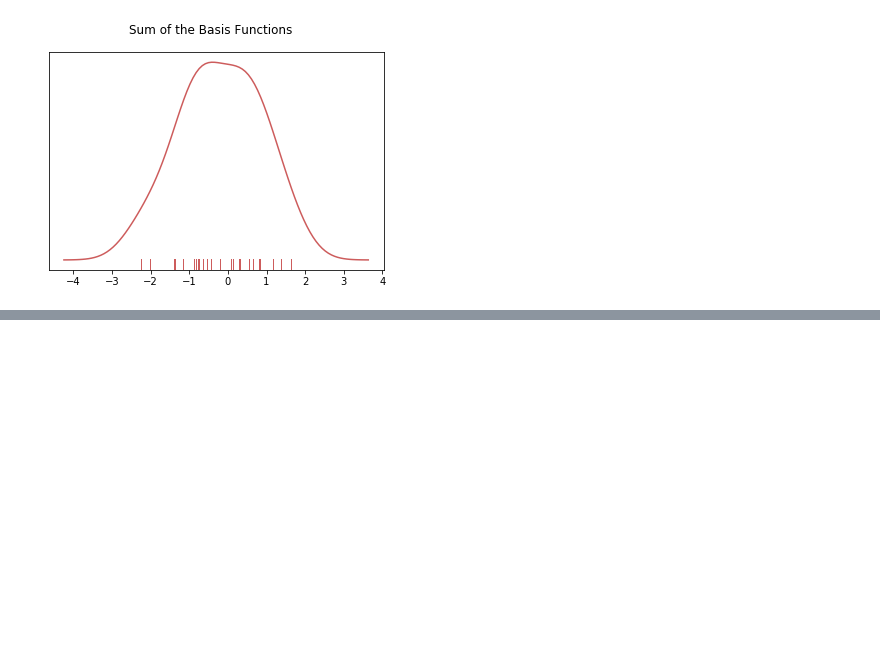
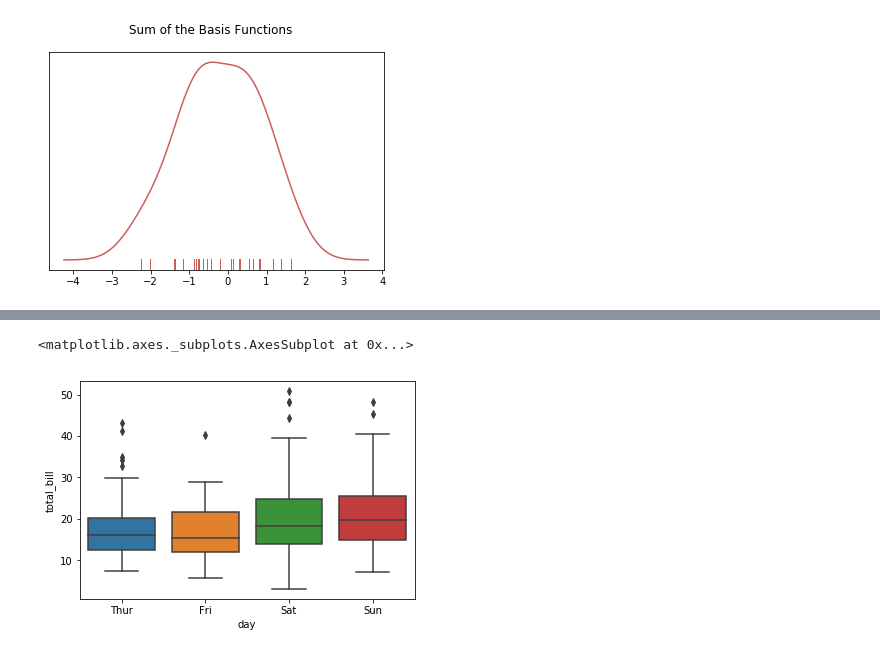
Before and after one commit to Jaimetorres003/Data-Visualization, a Jupyter notebook: Seaborn Statistical Plotting Library.ipynb, the cells around one changed output, grey strips where cells are left out. Saved outputs shown, nothing was run; the diff lists cells and outputs as text; code cells hidden in the pictures; blank space fills up the shorter version.

```diff
--- a/Seaborn Statistical Plotting Library.ipynb
+++ b/Seaborn Statistical Plotting Library.ipynb
@@ -113,0 +136,6 @@ Text(0.5,0.98,'Sum of the Basis Functions')
+# %%
+#show distribution of categorical data - e.g. boxplots and violin plots
+sns.boxplot(x='day',y='total_bill',data=tips)
+# %% [output]
+<matplotlib.axes._subplots.AxesSubplot at 0x...>
+[figure, added]
```
Also changed, not shown: parts of 16 cells of this notebook.
